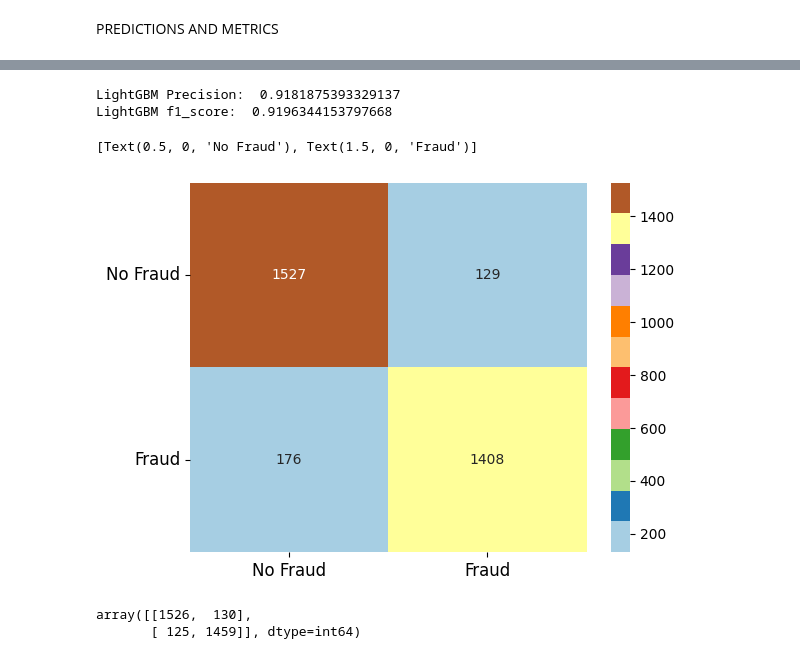
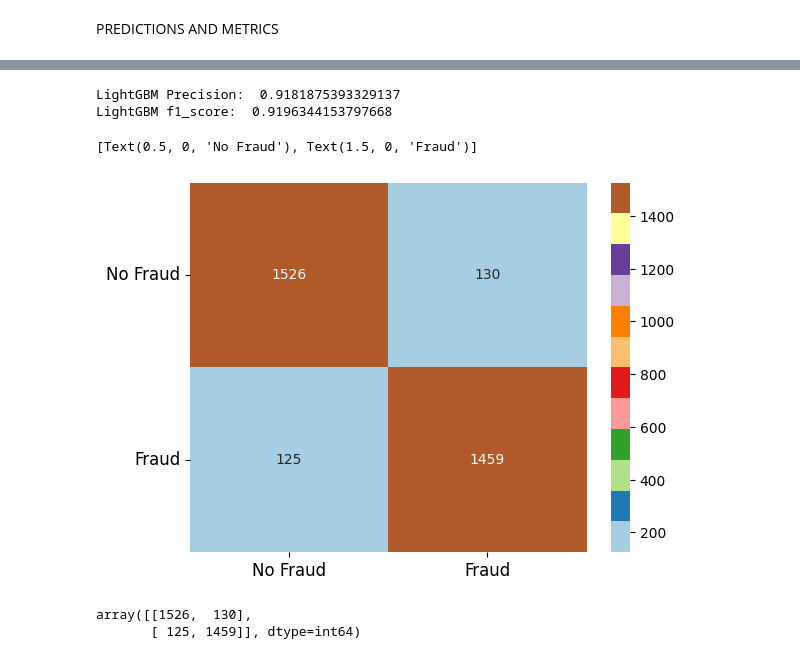
Before and after one commit to KizMan-23/finance_fraud, a Jupyter notebook: fraud_detection.ipynb, the cells around one changed output, grey strips where cells are left out. Cells and saved outputs as stored; diff of their text form; code cells hidden in the pictures.

```diff
--- a/fraud_detection.ipynb
+++ b/fraud_detection.ipynb
@@ -417,16 +404,16 @@ array([[1527,  129],
 # %%
 print(f"LightGBM Precision: ", precision_score(y_test,lgb_preds))
 print(f"LightGBM f1_score: ", f1_score(y_test,lgb_preds))
 
 lgb_report = confusion_matrix(y_test,lgb_preds)
-ax = sns.heatmap(rfc_report,annot=True, fmt='g', cmap='Paired')
+ax = sns.heatmap(lgb_report,annot=True, fmt='g', cmap='Paired')
 ax.set_yticklabels(["No Fraud", "Fraud"], fontsize=12, rotation=0)
 ax.set_xticklabels(['No Fraud', 'Fraud'], fontsize=12, rotation=0)
 # %% [output]
 LightGBM Precision:  0.9181875393329137
 LightGBM f1_score:  0.9196344153797668
 [Text(0.5, 0, 'No Fraud'), Text(1.5, 0, 'Fraud')]
-[figure, old version]
+[figure, new version]
 # %%
 lgb_report
 
```
Also changed, not shown: parts of 21 cells of this notebook.
